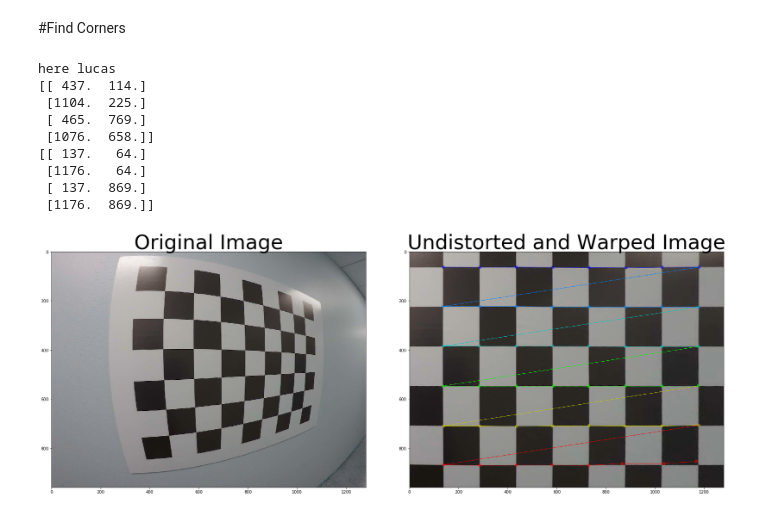
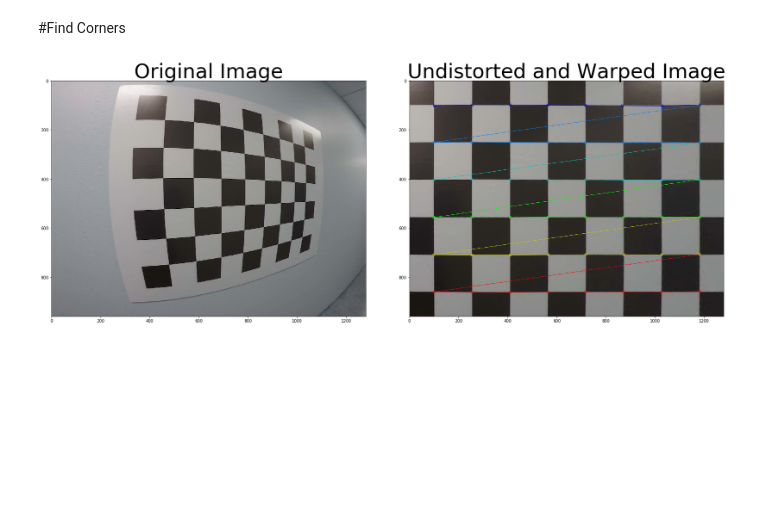
Before and after one commit to leclair-7/Robot-Simulator, a Jupyter notebook: ComputerVision/Undistort and Transform Exercise.ipynb, the cells around one changed output. Saved outputs shown, nothing was run; the diff lists cells and outputs as text; code cells hidden in the pictures; blank space fills up the shorter version.

Commit message:
refactored with the tricks from the solution (more readable destination vector), etc.

```diff
--- a/ComputerVision/Undistort and Transform Exercise.ipynb
+++ b/ComputerVision/Undistort and Transform Exercise.ipynb
@@ -18,13 +18,12 @@ import matplotlib.image as mpimg
 
 from copy import deepcopy
 
-# Read in the saved camera matrix and distortion coefficients
-# These are the arrays you calculated using cv2.calibrateCamera()
+# These are the arrays calculated using cv2.calibrateCamera()
 dist_pickle = pickle.load( open( "wide_dist_pickle.p", "rb" ) )
 mtx = dist_pickle["mtx"]
 dist = dist_pickle["dist"]
 
-# Read in an image
+
 img = cv2.imread('test_image2.png')
 nx = 8 # the number of inside corners in x
 ny = 6 # the number of inside corners in y
@@ -38,84 +37,44 @@ def corners_unwarp(img, nx, ny, mtx, dist):
     # 1) Undistort using mtx and dist
     new_img = np.copy( img )
 
-    #bear in mind that undistort takes camera calibration data
+    # Bear in mind that undistort takes camera calibration data
     # from a call to cv2.calibrateCamera which uses a similar
     # pictures at many different angles (at best)
     new_img = cv2.undistort(new_img, mtx, dist, None, mtx)
     # 2) Convert to grayscale
     gray = cv2.cvtColor(new_img,cv2.COLOR_BGR2GRAY)
     # 3) Find the chessboard corners
-    ret, corners = cv2.findChessboardCorners(gray, (8,6),None)
-
-    imgpoints = []
-    objpoints = []
-
-    '''
-    print(len(corners), len(corners[0]), type(corners[0]) )
-    print(corners[0][0])
-    print(corners)
-    '''
+    ret, corners = cv2.findChessboardCorners(gray, (nx,ny),None)
 
     if ret == True:
-        #imgpoints.append(corners)
-        #objpoints.append(objp)
-        #print("lucas")
 
-        src = np.float32( [corners[0][0], corners[7][0], corners[40][0], corners[47][0] ] )
+        offset = 100
+        img_size = (gray.shape[1], gray.shape[0])
 
-        dst = np.float32([ [corners[0][0][0]-300,corners[0][0][1]-50],
-                        [ corners[47][0][0]+100, corners[0][0][1]-50 ],
-                        [ corners[0][0][0]-300,corners[40][0][1] +100 ],
-                        [ corners[47][0][0]+100, corners[40][0][1] +100]
-                        ])
-        src = np.float32([[int(round(k)) for k in i ] for i in src])
-        dst = np.float32([[int(round(k)) for k in i ] for i in dst])
+        src = np.float32([corners[0], corners[nx-1], corners[-1], corners[-nx]])
+        dst = np.float32([[offset, offset], [img_size[0]-offset, offset],
+                                     [img_size[0]-offset, img_size[1]-offset],
+                                     [offset, img_size[1]-offset]])
 
         M = cv2.getPerspectiveTransform(src,dst)
         img_size = (gray.shape[1], gray.shape[0])
         unwarped = cv2.warpPerspective(new_img, M, img_size, flags=cv2.INTER_LINEAR)
 
-        ret2, corners2 = cv2.findChessboardCorners(unwarped, (8,6),None)
+        ret2, corners2 = cv2.findChessboardCorners(unwarped, (nx,ny),None)
         if ret2 == True:
-            print('here lucas')
-            unwarped = cv2.drawChessboardCorners(unwarped, (8,6), corners2, ret2)
-        print(src)
-        print(dst)
+            unwarped = cv2.drawChessboardCorners(unwarped, (nx,ny), corners2, ret2)
         return img,unwarped
 
     return None
 
-    # 4) If corners found:
-            # a) draw corners
-            # b) define 4 source points src = np.float32([[,],[,],[,],[,]])
-                 #Note: you could pick any four of the detected corners
-                 # as long as those four corners define a rectangle
-                 #One especially smart way to do this would be to use four well-chosen
-                 # corners that were automatically detected during the undistortion steps
-                 #We recommend using the automatic detection of corners in your code
-            # c) define 4 destination points dst = np.float32([[,],[,],[,],[,]])
-            # d) use cv2.getPerspectiveTransform() to get M, the transform matrix
-            # e) use cv2.warpPerspective() to warp your image to a top-down view
-
-#for i in src:
-#   plt.plot(i[0],i[1],'.')
 
 img_1, perspective_M = corners_unwarp(img, nx, ny, mtx, dist)
 f, (ax1, ax2) = plt.subplots(1, 2, figsize=(24, 9))
 f.tight_layout()
 ax1.imshow(img_1)
 ax1.set_title('Original Image', fontsize=50)
 ax2.imshow(perspective_M,cmap='gray')
 ax2.set_title('Undistorted and Warped Image', fontsize=50)
 plt.subplots_adjust(left=0., right=1, top=0.9, bottom=0.)
 # %% [output]
-here lucas
-[[ 437.  114.]
- [1104.  225.]
- [ 465.  769.]
- [1076.  658.]]
-[[ 137.   64.]
- [1176.   64.]
- [ 137.  869.]
- [1176.  869.]]
-[figure, old version]
+[figure, new version]
```
